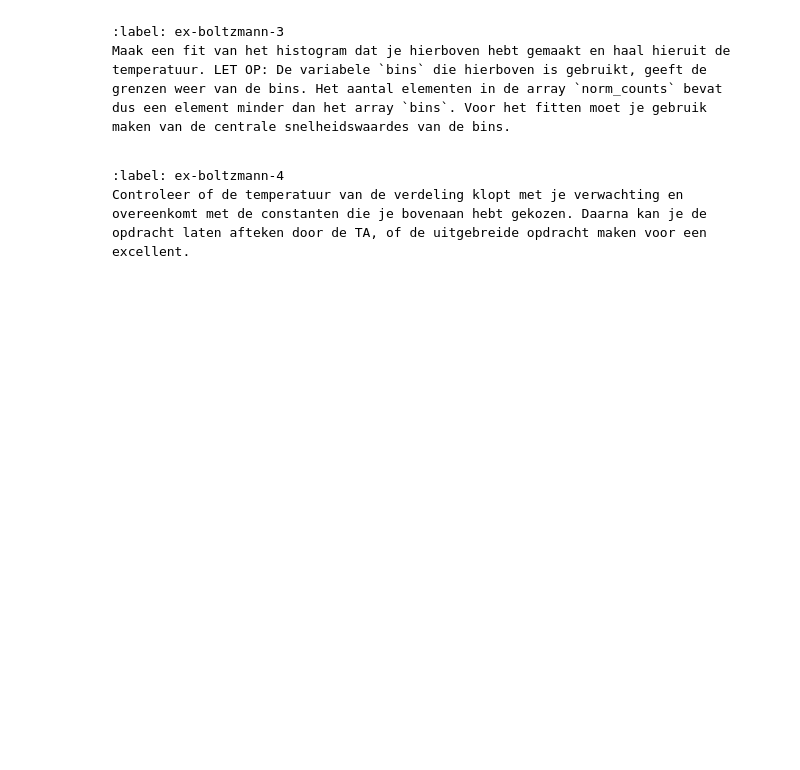
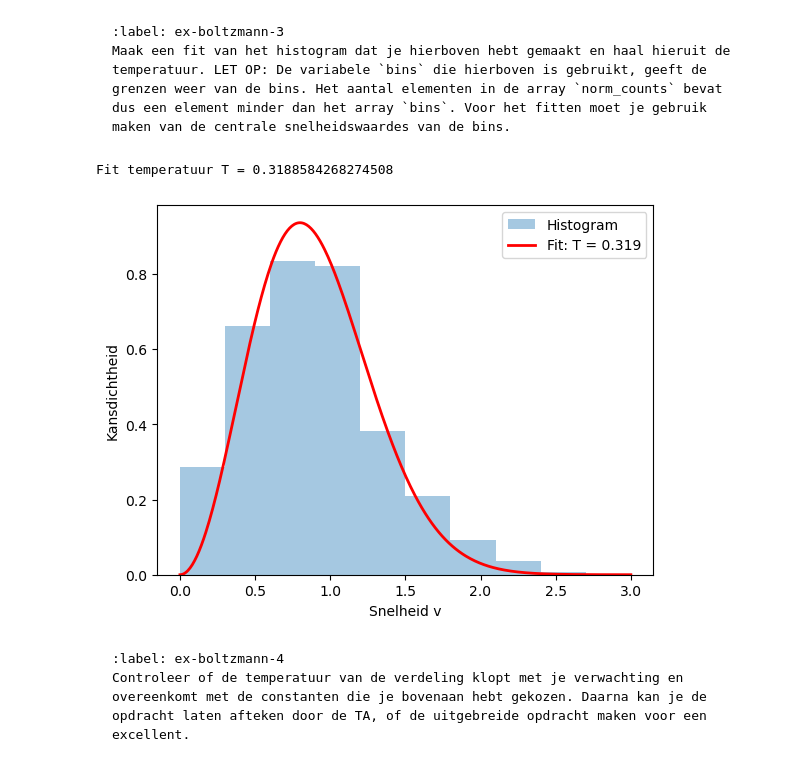
Before and after one commit to Monjano/Monjano-Schebal-IP2, a Jupyter notebook: Content/PySim/6_boltzmann.ipynb, the cells around one changed output. Drawn from its saved outputs; the diff is of its cells as text; code cells hidden in the pictures; blank space fills up the shorter version.

````diff
--- a/Content/PySim/6_boltzmann.ipynb
+++ b/Content/PySim/6_boltzmann.ipynb
@@ -336,7 +339,62 @@ $$
 Maak een fit van het histogram dat je hierboven hebt gemaakt en haal hieruit de temperatuur. LET OP: De variabele `bins` die hierboven is gebruikt, geeft de grenzen weer van de bins. Het aantal elementen in de array `norm_counts` bevat dus een element minder dan het array `bins`. Voor het fitten moet je gebruik maken van de centrale snelheidswaardes van de bins.
 ```
 # %%
-#your code/answer
+import numpy as np
+import matplotlib.pyplot as plt
+from scipy.optimize import curve_fit
+
+particles = []
+num_bins = 10
+tot_counts = np.zeros(num_bins, dtype=float)
+
+create_uniform_particles(particles)
+
+#simulatie loop
+for i in range(5000):
+    take_time_step(particles)
+    if i % 250 == 0:
+        speeds = [np.linalg.norm(p.v) for p in particles]
+        partial_counts, bins = np.histogram(
+            speeds, bins=num_bins, density=True, range=[0, 3*V_0]
+        )
+        tot_counts += partial_counts
+
+# tijdsgemiddelde histogram
+norm_counts = tot_counts / 20
+
+#fitfunctie
+def Boltzmann_fit(v, C, T):
+    return C * v**2 * np.exp(-v**2 / (2*T))
+
+# bin-centers
+bin_centers = 0.5 * (bins[:-1] + bins[1:])
+
+popt, pcov = curve_fit(
+    maxwell_reduced,
+    bin_centers,
+    norm_counts,
+    p0=[1, 1]   # startwaarden: C=1, T=1
+)
+
+C_fit, T_fit = popt
+
+#temperatuur uit de fit
+print(f"Fit temperatuur T = {T_fit}")
+
+v_plot = np.linspace(0, bins[-1], 400)
+
+#plot maken
+plt.figure()
+plt.stairs(norm_counts, bins, fill=True, alpha=0.4, label="Histogram")
+plt.plot(v_plot, Boltzmann_fit(v_plot, C_fit, T_fit), 'r-', lw=2,
+         label=f"Fit: T = {T_fit:.3f}")
+plt.xlabel("Snelheid v")
+plt.ylabel("Kansdichtheid")
+plt.legend()
+plt.show()
+# %% [output]
+Fit temperatuur T = 0.3188584268274508
+[figure, added]
 # %% [markdown]
 ```{exercise}
 :label: ex-boltzmann-4
````
Also changed, not shown: parts of 4 cells of this notebook.
